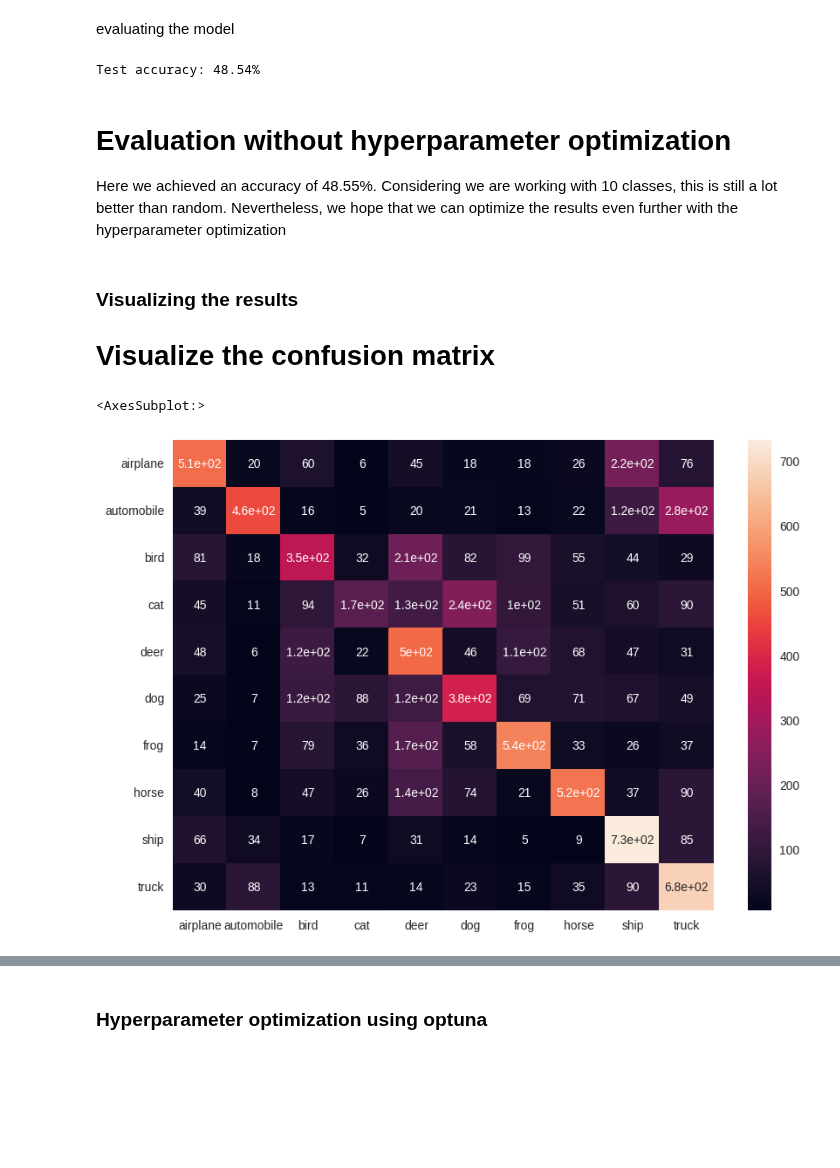
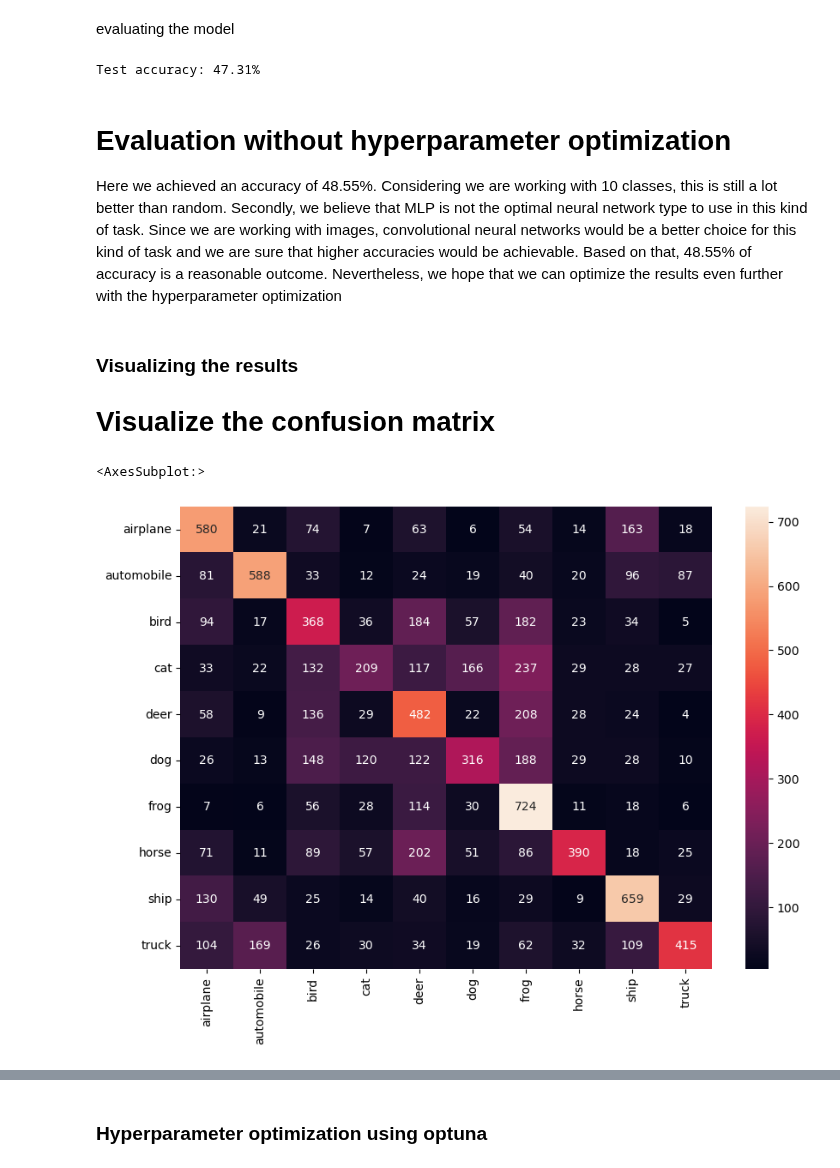
Before and after one commit to FreddieHorn/CudaVisionWS23, a Jupyter notebook: Assignment1/assignment_1.ipynb, the cells around one changed output, grey strips where cells are left out. Drawn from its saved outputs; the diff is of its cells as text; code cells hidden in the pictures; blank space fills up the shorter version.

```diff
--- a/Assignment1/assignment_1.ipynb
+++ b/Assignment1/assignment_1.ipynb
@@ -135,6 +133,11 @@ train_loss_list = []
 test_loss_list = []
 test_accuracy_list = []
 train_accuracy_list = []
+# Initialize lists to store gradient information
+gradients = []
+gradient_norms = []
+gradient_max_values = []
+gradient_min_values = []
 best_loss = 100
 for epoch in range(NUM_EPOCHS):
     progress_bar = tqdm(trainloader, total=len(trainloader))
@@ -168,18 +171,14 @@ for epoch in range(NUM_EPOCHS):
             test_loss /= len(testloader)
             accuracy = 100 * correct / total
 
-            print(f'test_loss: {test_loss}')
-            print(f'accuracy: {accuracy}')
-
         test_loss_list.append(test_loss)
         test_accuracy_list.append(accuracy)
+        '''
         # Turn model back to training mode
         model.train()
+
         # using GPU
         imgs, labels = imgs.to(device), labels.to(device)
-        '''
-        imgs = imgs.to(device)
-        labels = labels.to(device)
 
         # forward pass
         flattened_imgs = imgs.flatten(start_dim=1)
@@ -218,6 +217,19 @@ for epoch in range(NUM_EPOCHS):
         # updating parameters
         optimizer.step()
 
+        '''In the following we calculate gradient information!'''
+
+        # Calculate gradient information
+        for name, param in model.named_parameters():
+            # Tracking the matrices led to oom errors
+            if name in ['layers.0.bias']:
+                gradients.append(param.grad)
+                gradient_norms.append(torch.norm(param.grad).item())
+                gradient_max_values.append(param.grad.max().item())
+                gradient_min_values.append(param.grad.min().item())
+
+        '''Stop calculating gradient inforamtion'''
+
         if(i % 10 == 0 or i == len(trainloader) - 1):
             progress_bar.set_description(f"Epoch {epoch + 1} Iter {i + 1}: loss {loss.item():.5f}. ")
 # %% [markdown]
@@ -243,10 +255,10 @@ with torch.no_grad():
 accuracy = n_correct / len(test_dataset) * 100
 print(f"Test accuracy: {round(accuracy,2)}%")
 # %% [output]
-Test accuracy: 48.54%
+Test accuracy: 47.31%
 # %% [markdown]
 # Evaluation without hyperparameter optimization
-Here we achieved an accuracy of 48.55%. Considering we are working with 10 classes, this is still a lot better than random. Nevertheless, we hope that we can optimize the results even further with the hyperparameter optimization
+Here we achieved an accuracy of 48.55%. Considering we are working with 10 classes, this is still a lot better than random. Secondly, we believe that MLP is not the optimal neural network type to use in this kind of task. Since we are working with images, convolutional neural networks would be a better choice for this kind of task and we are sure that higher accuracies would be achievable. Based on that, 48.55% of accuracy is a reasonable outcome. Nevertheless, we hope that we can optimize the results even further with the hyperparameter optimization
 # %% [markdown]
 ### Visualizing the results
 
@@ -280,20 +292,18 @@ for imgs, labels in testloader:
 # %%
 from sklearn.metrics import confusion_matrix
 import pandas as pd
 import seaborn as sns
 
-if device == "cuda":
-    y_true = y_true.cpu().numpy()
 
-matrix = confusion_matrix(y_true, y_pred)
+matrix = confusion_matrix(y_true.cpu(), y_pred.cpu())
 
 df_cm = pd.DataFrame(matrix, index = [i for i in ['airplane', 'automobile', 'bird', 'cat', 'deer', 'dog', 'frog', 'horse', 'ship', 'truck']], columns = [i for i in ['airplane', 'automobile', 'bird', 'cat', 'deer', 'dog', 'frog', 'horse', 'ship', 'truck']])
 
 plt.figure(figsize = (10,7))
-sns.heatmap(df_cm, annot=True)
+sns.heatmap(df_cm, annot=True, fmt='.3g')
 # %% [output]
 <AxesSubplot:>
-[figure, old version]
+[figure, new version]
 # %%
 def smooth(f, K=5):
     """ Smoothing a function using a low-pass filter (mean) of size K """
```
Also changed, not shown: parts of 28 cells of this notebook.
